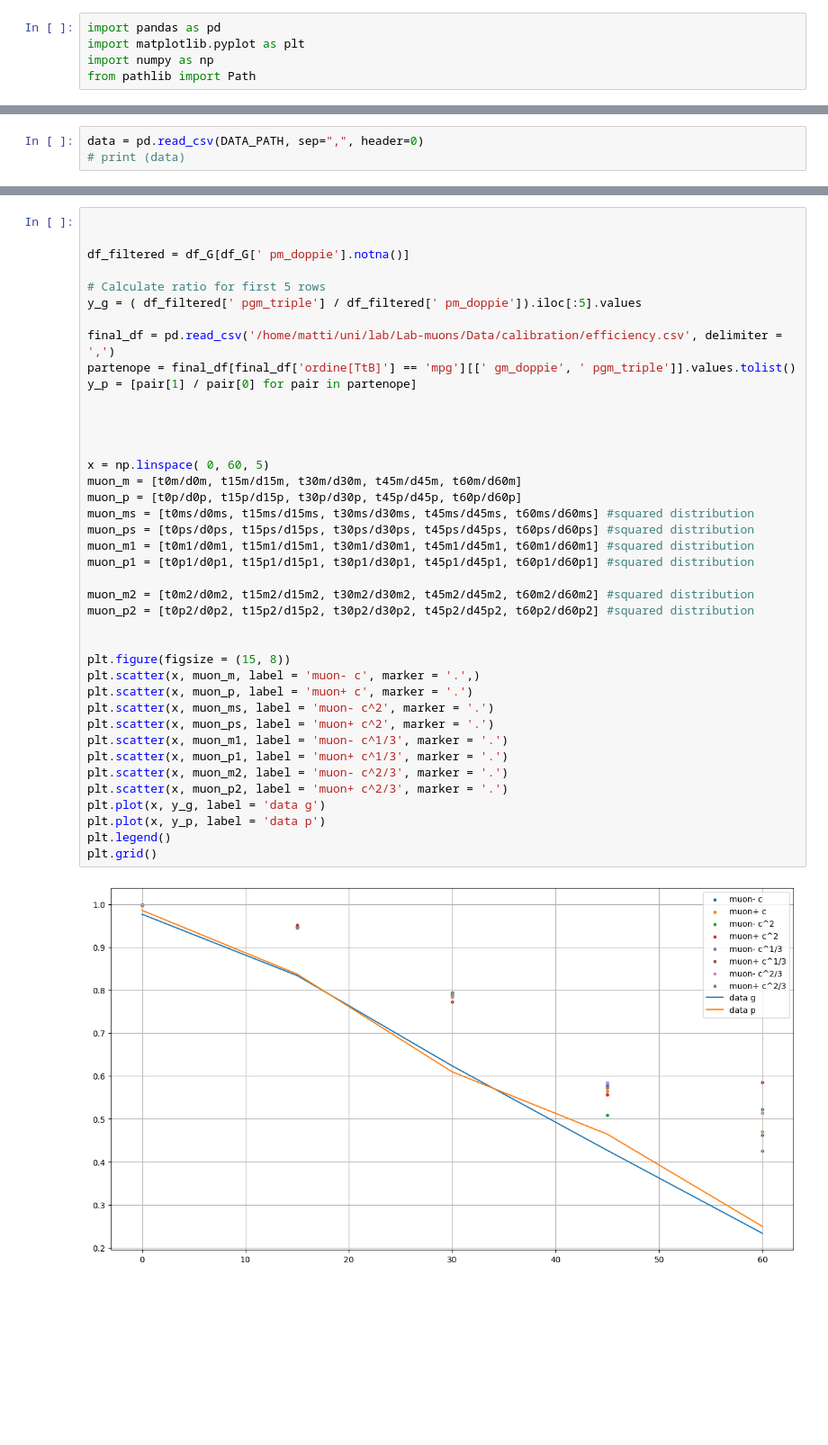
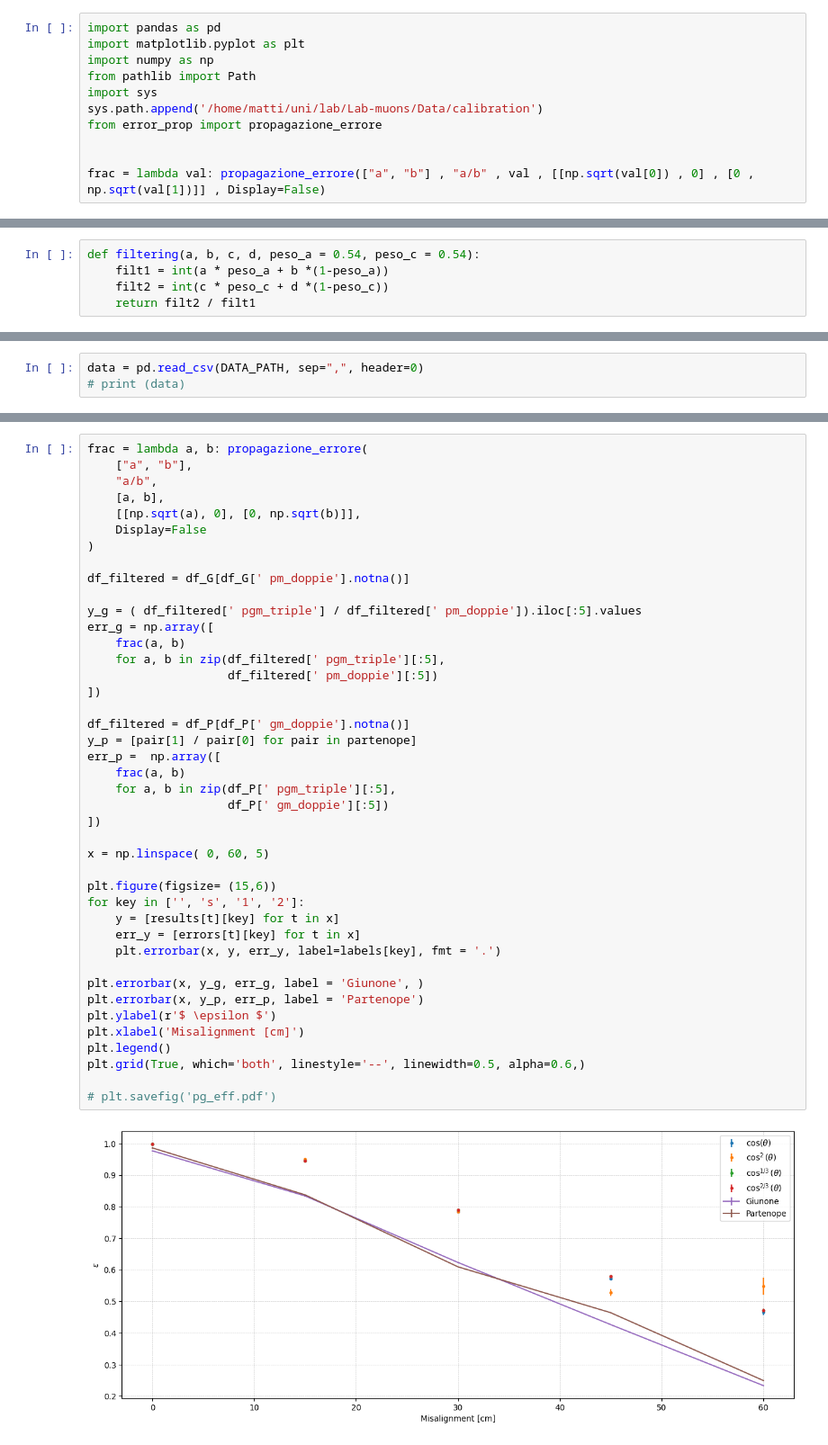
Before and after one commit to Matti-z/Lab-muons, a Jupyter notebook: simulazioni/tia/analisi/deadzones.ipynb, the cells around one changed output, grey strips where cells are left out. Shown at 90% size. Cells and saved outputs as stored; diff of their text form; blank space fills up the shorter version.

```diff
--- a/simulazioni/tia/analisi/deadzones.ipynb
+++ b/simulazioni/tia/analisi/deadzones.ipynb
@@ -5,6 +5,12 @@ import pandas as pd
 import matplotlib.pyplot as plt
 import numpy as np
 from pathlib import Path
+import sys
+sys.path.append('/home/matti/uni/lab/Lab-muons/Data/calibration')
+from error_prop import propagazione_errore
+
+
+frac = lambda val: propagazione_errore(["a", "b"] , "a/b" , val , [[np.sqrt(val[0]) , 0] , [0 , np.sqrt(val[1])]] , Display=False)
 # %%
 def count_hits(df):
     """
@@ -188,0 +202,5 @@ print(d0m2, d60p2)
+# %%
+def filtering(a, b, c, d, peso_a = 0.54, peso_c = 0.54):
+    filt1 = int(a * peso_a + b *(1-peso_a))
+    filt2 = int(c * peso_c + d *(1-peso_c))
+    return filt2 / filt1
@@ -219,42 +285,44 @@ print(df_P)
 # %%
-
+frac = lambda a, b: propagazione_errore(
+    ["a", "b"],
+    "a/b",
+    [a, b],
+    [[np.sqrt(a), 0], [0, np.sqrt(b)]],
+    Display=False
+)
 
 df_filtered = df_G[df_G[' pm_doppie'].notna()]
 
-# Calculate ratio for first 5 rows
 y_g = ( df_filtered[' pgm_triple'] / df_filtered[' pm_doppie']).iloc[:5].values
+err_g = np.array([
+    frac(a, b)
+    for a, b in zip(df_filtered[' pgm_triple'][:5],
+                    df_filtered[' pm_doppie'][:5])
+])
 
-final_df = pd.read_csv('/home/matti/uni/lab/Lab-muons/Data/calibration/efficiency.csv', delimiter = ',')
-partenope = final_df[final_df['ordine[TtB]'] == 'mpg'][[' gm_doppie', ' pgm_triple']].values.tolist()
+df_filtered = df_P[df_P[' gm_doppie'].notna()]
 y_p = [pair[1] / pair[0] for pair in partenope]
-
-
-
+err_p =  np.array([
+    frac(a, b)
+    for a, b in zip(df_P[' pgm_triple'][:5],
+                    df_P[' gm_doppie'][:5])
+])
 
 x = np.linspace( 0, 60, 5)
-muon_m = [t0m/d0m, t15m/d15m, t30m/d30m, t45m/d45m, t60m/d60m]
-muon_p = [t0p/d0p, t15p/d15p, t30p/d30p, t45p/d45p, t60p/d60p]
-muon_ms = [t0ms/d0ms, t15ms/d15ms, t30ms/d30ms, t45ms/d45ms, t60ms/d60ms] #squared distribution
-muon_ps = [t0ps/d0ps, t15ps/d15ps, t30ps/d30ps, t45ps/d45ps, t60ps/d60ps] #squared distribution
-muon_m1 = [t0m1/d0m1, t15m1/d15m1, t30m1/d30m1, t45m1/d45m1, t60m1/d60m1] #squared distribution
-muon_p1 = [t0p1/d0p1, t15p1/d15p1, t30p1/d30p1, t45p1/d45p1, t60p1/d60p1] #squared distribution
 
-muon_m2 = [t0m2/d0m2, t15m2/d15m2, t30m2/d30m2, t45m2/d45m2, t60m2/d60m2] #squared distribution
-muon_p2 = [t0p2/d0p2, t15p2/d15p2, t30p2/d30p2, t45p2/d45p2, t60p2/d60p2] #squared distribution
+plt.figure(figsize= (15,6))
+for key in ['', 's', '1', '2']:
+    y = [results[t][key] for t in x]
+    err_y = [errors[t][key] for t in x]
+    plt.errorbar(x, y, err_y, label=labels[key], fmt = '.')
 
+plt.errorbar(x, y_g, err_g, label = 'Giunone', )
+plt.errorbar(x, y_p, err_p, label = 'Partenope')
+plt.ylabel(r'$ \epsilon $')
+plt.xlabel('Misalignment [cm]')
+plt.legend()
+plt.grid(True, which='both', linestyle='--', linewidth=0.5, alpha=0.6,)
 
-plt.figure(figsize = (15, 8))
-plt.scatter(x, muon_m, label = 'muon- c', marker = '.',)
-plt.scatter(x, muon_p, label = 'muon+ c', marker = '.')
-plt.scatter(x, muon_ms, label = 'muon- c^2', marker = '.')
-plt.scatter(x, muon_ps, label = 'muon+ c^2', marker = '.')
-plt.scatter(x, muon_m1, label = 'muon- c^1/3', marker = '.')
-plt.scatter(x, muon_p1, label = 'muon+ c^1/3', marker = '.')
-plt.scatter(x, muon_m2, label = 'muon- c^2/3', marker = '.')
-plt.scatter(x, muon_p2, label = 'muon+ c^2/3', marker = '.')
-plt.plot(x, y_g, label = 'data g')
-plt.plot(x, y_p, label = 'data p')
-plt.legend()
-plt.grid()
+# plt.savefig('pg_eff.pdf')
 # %% [output]
-[figure, old version]
+[figure, new version]
```
Also changed, not shown: parts of 7 cells of this notebook, 4 other files.
